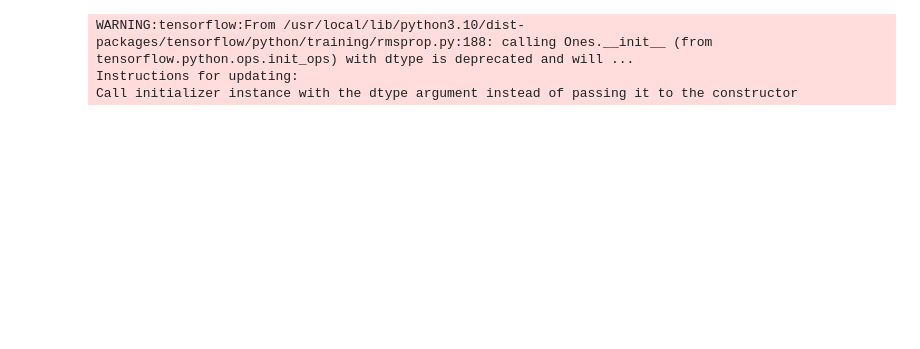
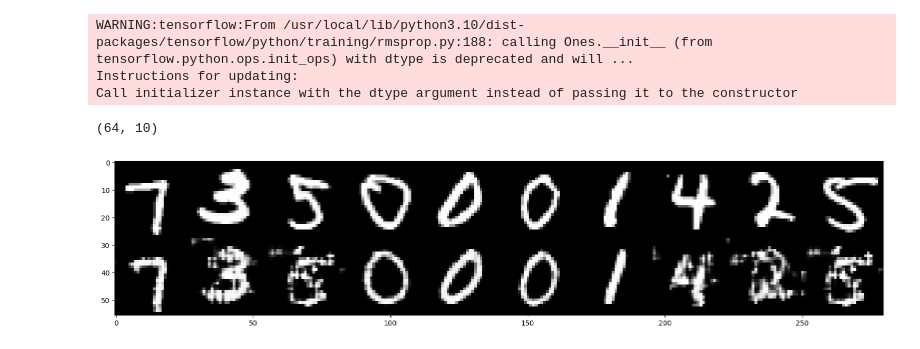
Before and after one commit to tsjadambaa/cv_group6, a Jupyter notebook: vae_gan.ipynb, the cells around one changed output. Cells and saved outputs as stored; diff of their text form; code cells hidden in the pictures; blank space fills up the shorter version.

```diff
--- a/vae_gan.ipynb
+++ b/vae_gan.ipynb
@@ -190,3 +194,8 @@ def display_digits():
     plt.imshow(figure, cmap='Greys_r')
 
     plt.show()
+# %%
+display_digits()
+# %% [output]
+(64, 10)
+[figure, added]
```
Also changed, not shown: parts of 7 cells of this notebook.
